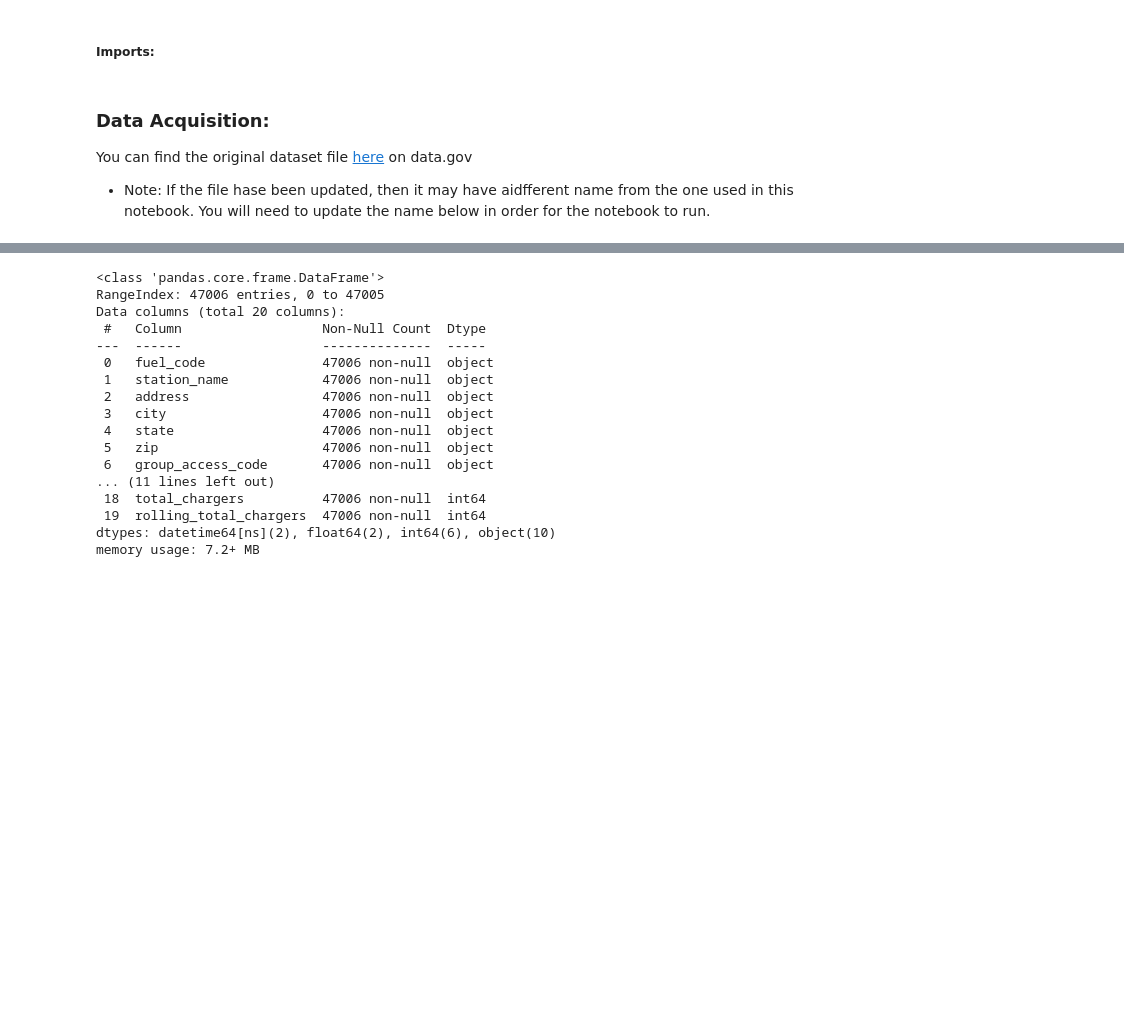
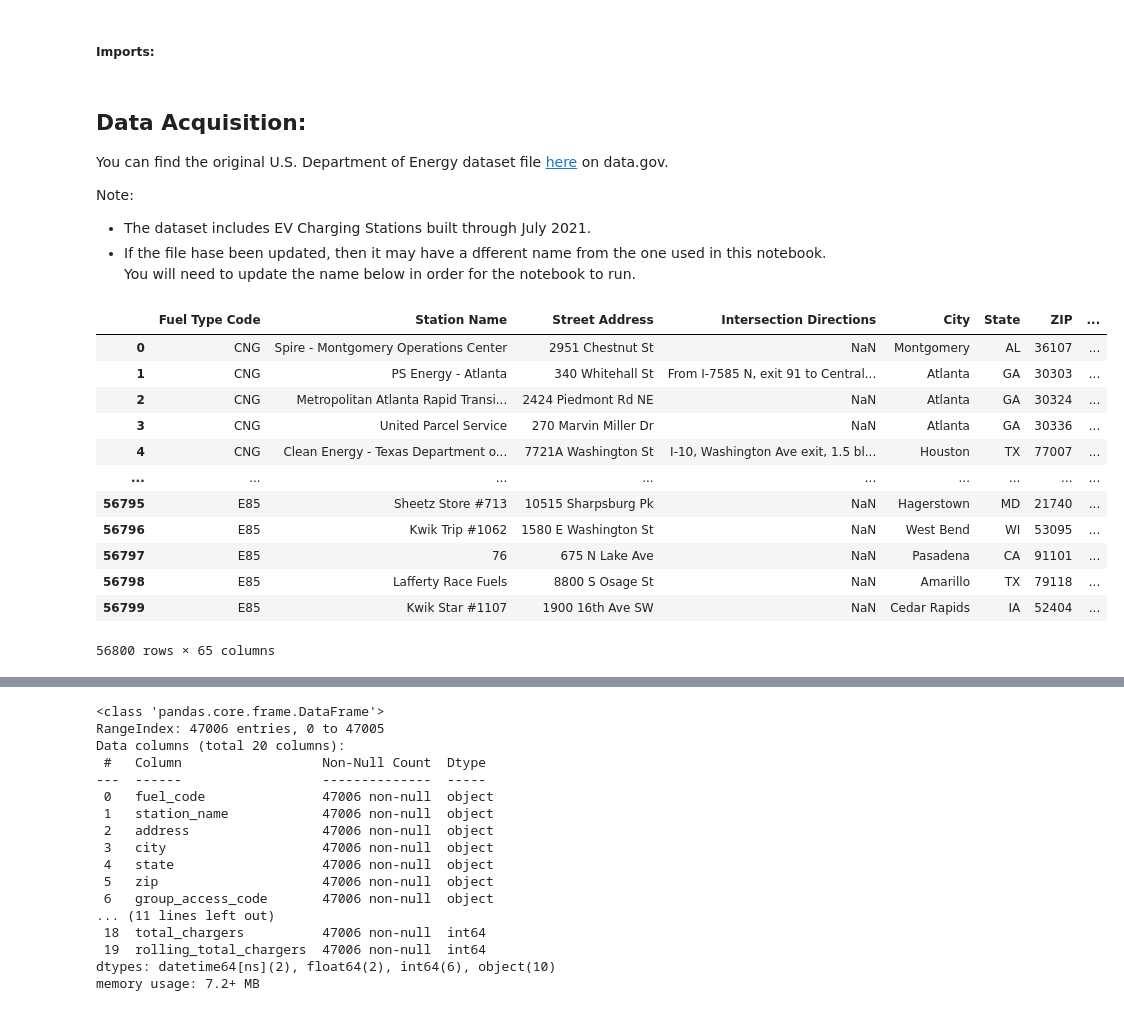
Before and after one commit to jeffakins/EV_Charger_Growth, a Jupyter notebook: individual_project.ipynb, the cells around one changed output, grey strips where cells are left out. Drawn from its saved outputs; the diff is of its cells as text; code cells hidden in the pictures; blank space fills up the shorter version.

Commit message:
Cleaning up the notebook

```diff
--- a/individual_project.ipynb
+++ b/individual_project.ipynb
@@ -34,6 +35,9 @@ import wrangle as w
 import warnings
 warnings.filterwarnings('ignore')
 # %% [markdown]
-### Data Acquisition:
-You can find the original dataset file [here](https://catalog.data.gov/dataset/alternative-fueling-station-locations-422f2/resource/341957d8-daf6-4a38-ab1d-8ec1bc21cfb9) on data.gov
- - Note: If the file hase been updated, then it may have aidfferent name from the one used in this notebook. You will need to update the name below in order for the notebook to run.
+## Data Acquisition:
+You can find the original U.S. Department of Energy dataset file [here](https://catalog.data.gov/dataset/alternative-fueling-station-locations-422f2/resource/341957d8-daf6-4a38-ab1d-8ec1bc21cfb9) on data.gov.
+
+Note:
+ - The dataset includes EV Charging Stations built through July 2021.
+ - If the file hase been updated, then it may have a dfferent name from the one used in this notebook. You will need to update the name below in order for the notebook to run.
@@ -42,0 +44,19 @@ ev = w.clean_ev(csv_file_name)
+# %%
+# CSV File from
+ev_origin_file = pd.read_csv('alt_fuel_stations_Jul_29_2021.csv')
+pd.set_option('display.max_columns', None)
+ev_origin_file
+# %% [output]
+|  | Fuel Type Code | Station Name | Street Address | Intersection Directions | City | State | ZIP | ... |
+| 0 | CNG | Spire - Montgomery Operations Center | 2951 Chestnut St | NaN | Montgomery | AL | 36107 | ... |
+| 1 | CNG | PS Energy - Atlanta | 340 Whitehall St | From I-7585 N, exit 91 to Central... | Atlanta | GA | 30303 | ... |
+| 2 | CNG | Metropolitan Atlanta Rapid Transi... | 2424 Piedmont Rd NE | NaN | Atlanta | GA | 30324 | ... |
+| 3 | CNG | United Parcel Service | 270 Marvin Miller Dr | NaN | Atlanta | GA | 30336 | ... |
+| 4 | CNG | Clean Energy - Texas Department o... | 7721A Washington St | I-10, Washington Ave exit, 1.5 bl... | Houston | TX | 77007 | ... |
+| ... | ... | ... | ... | ... | ... | ... | ... | ... |
+| 56795 | E85 | Sheetz Store #713 | 10515 Sharpsburg Pk | NaN | Hagerstown | MD | 21740 | ... |
+| 56796 | E85 | Kwik Trip #1062 | 1580 E Washington St | NaN | West Bend | WI | 53095 | ... |
+| 56797 | E85 | 76 | 675 N Lake Ave | NaN | Pasadena | CA | 91101 | ... |
+| 56798 | E85 | Lafferty Race Fuels | 8800 S Osage St | NaN | Amarillo | TX | 79118 | ... |
+| 56799 | E85 | Kwik Star #1107 | 1900 16th Ave SW | NaN | Cedar Rapids | IA | 52404 | ... |
+56800 rows × 65 columns
```
Also changed, not shown: parts of 7 cells of this notebook, 1 other file.
